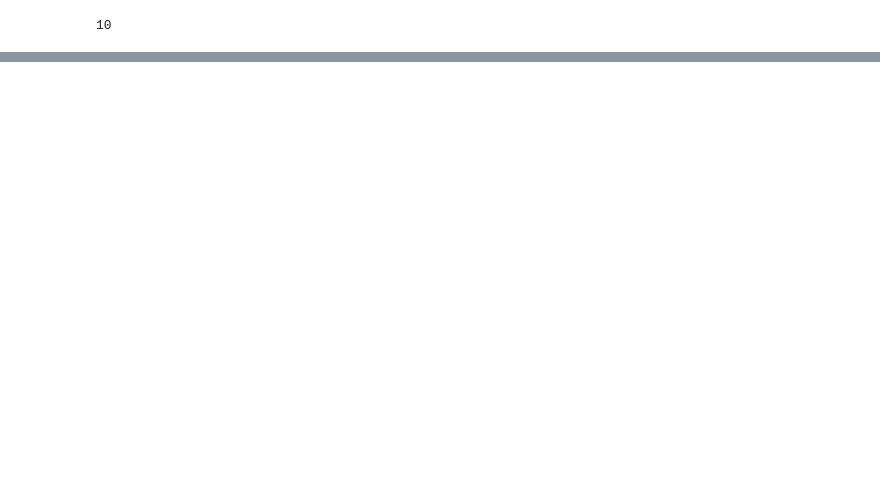
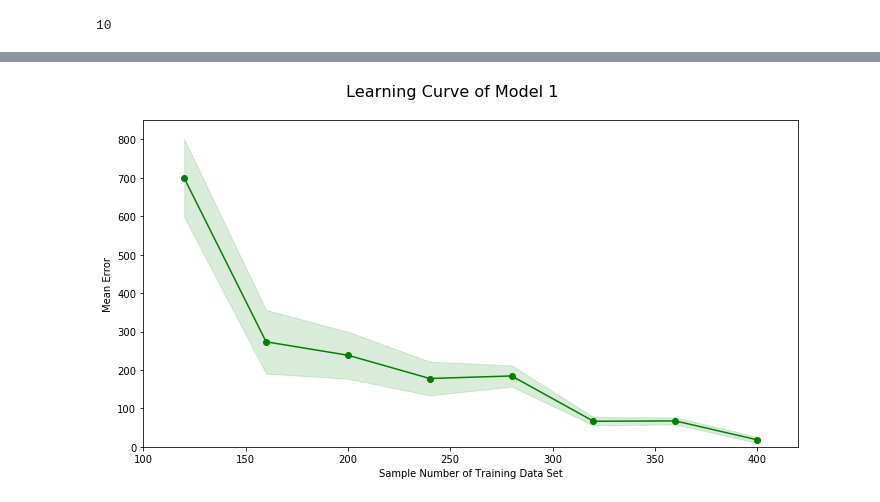
Before and after one commit to hunan16/python_coding, a Jupyter notebook: pictures_for_paperRBF.ipynb, the cells around one changed output, grey strips where cells are left out. Drawn from its saved outputs; the diff is of its cells as text; code cells hidden in the pictures; blank space fills up the shorter version.

```diff
--- a/pictures_for_paperRBF.ipynb
+++ b/pictures_for_paperRBF.ipynb
@@ -77,0 +111,19 @@ fig
+# %%
+fig = pl.figure(figsize=(10,10))
+ax = fig.add_subplot(2, 1, 1)
+ax.plot(sizes, test_diffmean3, 'o-', color = 'g', label = 'test_diffmean3')
+ax.fill_between(sizes, test_diffmean3 - test_std3/10, \
+    test_diffmean3 + test_std3/10, alpha = 0.15, color = 'g')
+
+#ax.set_title('max_depth = ')
+ax.set_xlabel('Sample Number of Training Data Set')
+ax.set_ylabel('Mean Error')
+ax.set_xlim([100, 420])
+ax.set_ylim([0, 850])
+
+fig.suptitle('Learning Curve of Model 1', fontsize = 16, y = 1.03)
+fig.tight_layout()
+
+fig
+# %% [output]
+[figure, added]
```
Also changed, not shown: parts of 4 cells of this notebook, 4 other files.
